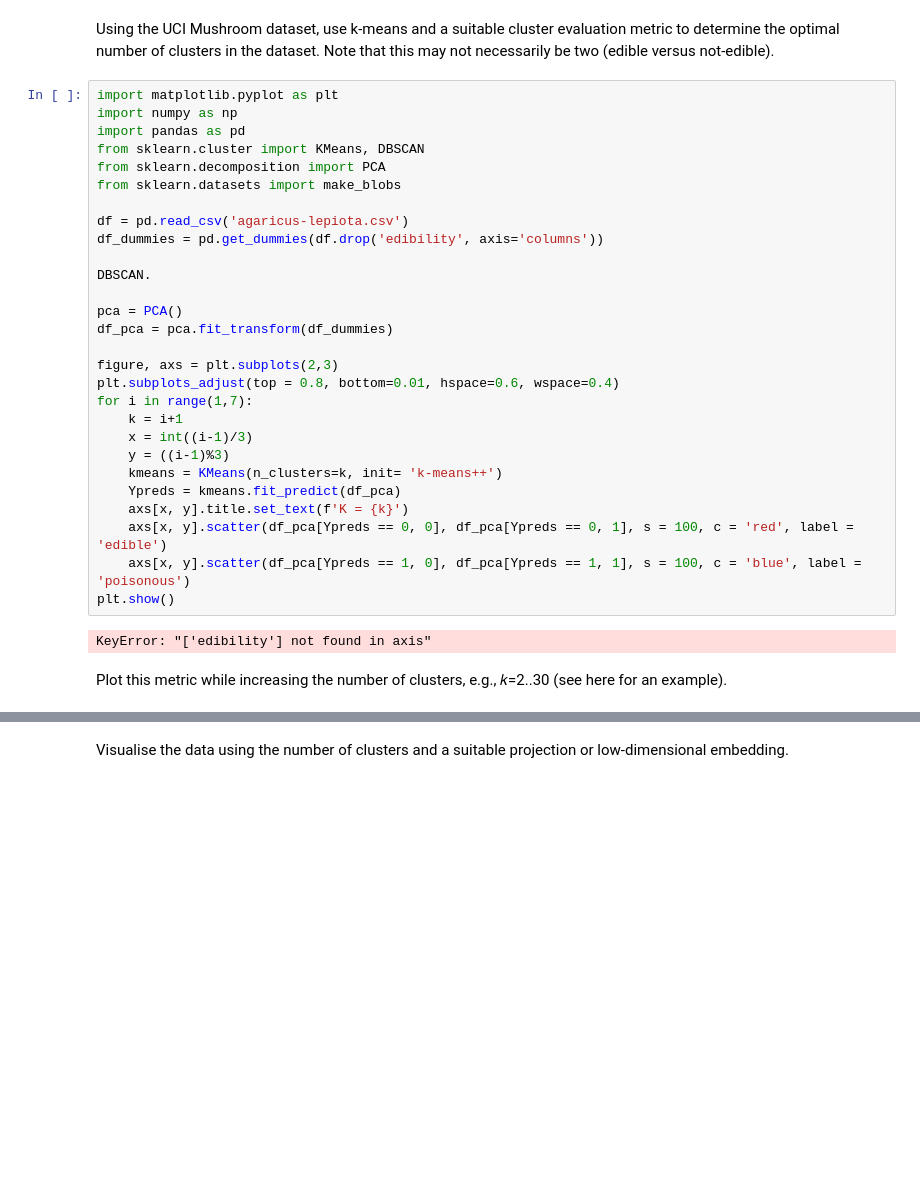
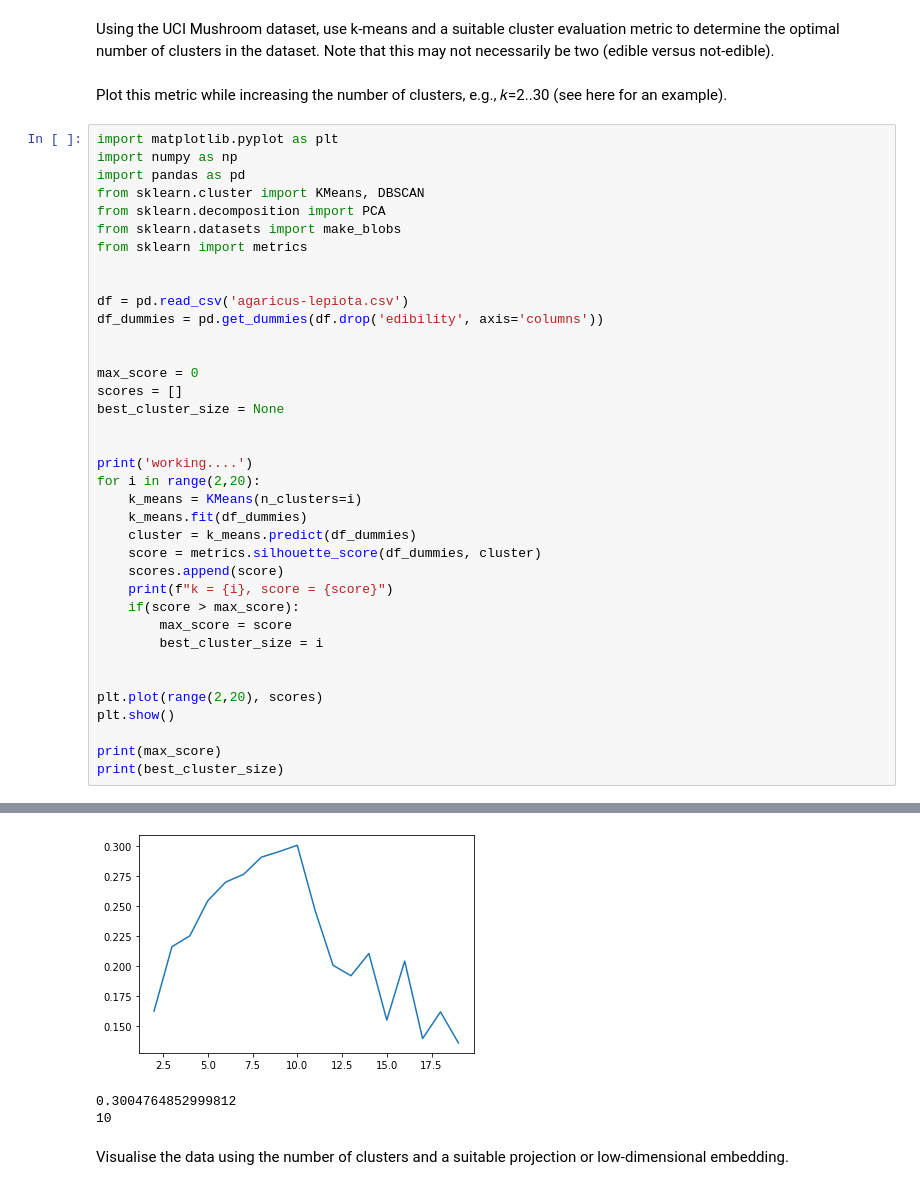
Before and after one commit to eivind-bn/IDATT2502, a Jupyter notebook: UnsupervisedLearning/Exercise.ipynb, the cells around one changed output, grey strips where cells are left out. Saved outputs shown, nothing was run; the diff lists cells and outputs as text; blank space fills up the shorter version.

```diff
--- a/UnsupervisedLearning/Exercise.ipynb
+++ b/UnsupervisedLearning/Exercise.ipynb
@@ -2,35 +2,43 @@
 Using the UCI Mushroom dataset, use k-means and a suitable cluster evaluation
 metric to determine the optimal number of clusters in the dataset.
 Note that this may not necessarily be two (edible versus not-edible).
-# %%
-import matplotlib.pyplot as plt
-import numpy as np
-import pandas as pd
-from sklearn.cluster import KMeans, DBSCAN
-from sklearn.decomposition import PCA
-from sklearn.datasets import make_blobs
-
-df = pd.read_csv('agaricus-lepiota.csv')
-df_dummies = pd.get_dummies(df.drop('edibility', axis='columns'))
-
-DBSCAN.
-
-pca = PCA()
-df_pca = pca.fit_transform(df_dummies)
-
-figure, axs = plt.subplots(2,3)
-plt.subplots_adjust(top = 0.8, bottom=0.01, hspace=0.6, wspace=0.4)
-for i in range(1,7):
-    k = i+1
-    x = int((i-1)/3)
-    y = ((i-1)%3)
-    kmeans = KMeans(n_clusters=k, init= 'k-means++')
-    Ypreds = kmeans.fit_predict(df_pca)
-    axs[x, y].title.set_text(f'K = {k}')
-    axs[x, y].scatter(df_pca[Ypreds == 0, 0], df_pca[Ypreds == 0, 1], s = 100, c = 'red', label = 'edible')
-    axs[x, y].scatter(df_pca[Ypreds == 1, 0], df_pca[Ypreds == 1, 1], s = 100, c = 'blue', label = 'poisonous')
-plt.show()
-# %% [output]
-KeyError: "['edibility'] not found in axis"
 # %% [markdown]
 Plot this metric while increasing the number of clusters, e.g.,  𝑘=2..30  (see here for an example).
+# %%
+import matplotlib.pyplot as plt
+import numpy as np
+import pandas as pd
+from sklearn.cluster import KMeans, DBSCAN
+from sklearn.decomposition import PCA
+from sklearn.datasets import make_blobs
+from sklearn import metrics
+
+
+df = pd.read_csv('agaricus-lepiota.csv')
+df_dummies = pd.get_dummies(df.drop('edibility', axis='columns'))
+
+
+max_score = 0
+scores = []
+best_cluster_size = None
+
+
+print('working....')
+for i in range(2,20):
+    k_means = KMeans(n_clusters=i)
+    k_means.fit(df_dummies)
+    cluster = k_means.predict(df_dummies)
+    score = metrics.silhouette_score(df_dummies, cluster)
+    scores.append(score)
+    print(f"k = {i}, score = {score}")
+    if(score > max_score):
+        max_score = score
+        best_cluster_size = i
+
+
+plt.plot(range(2,20), scores)
+plt.show()
+
+print(max_score)
+print(best_cluster_size)
+# %% [output]
@@ -37,2 +64,5 @@ Plot this metric while increasing the number of clusters, e.g.,  𝑘=2..30  (se
+[figure, added]
+0.3004764852999812
+10
 # %% [markdown]
 Visualise the data using the number of clusters and a suitable projection or low-dimensional embedding.
```
Also changed, not shown: parts of 3 cells of this notebook, 1 other file.
